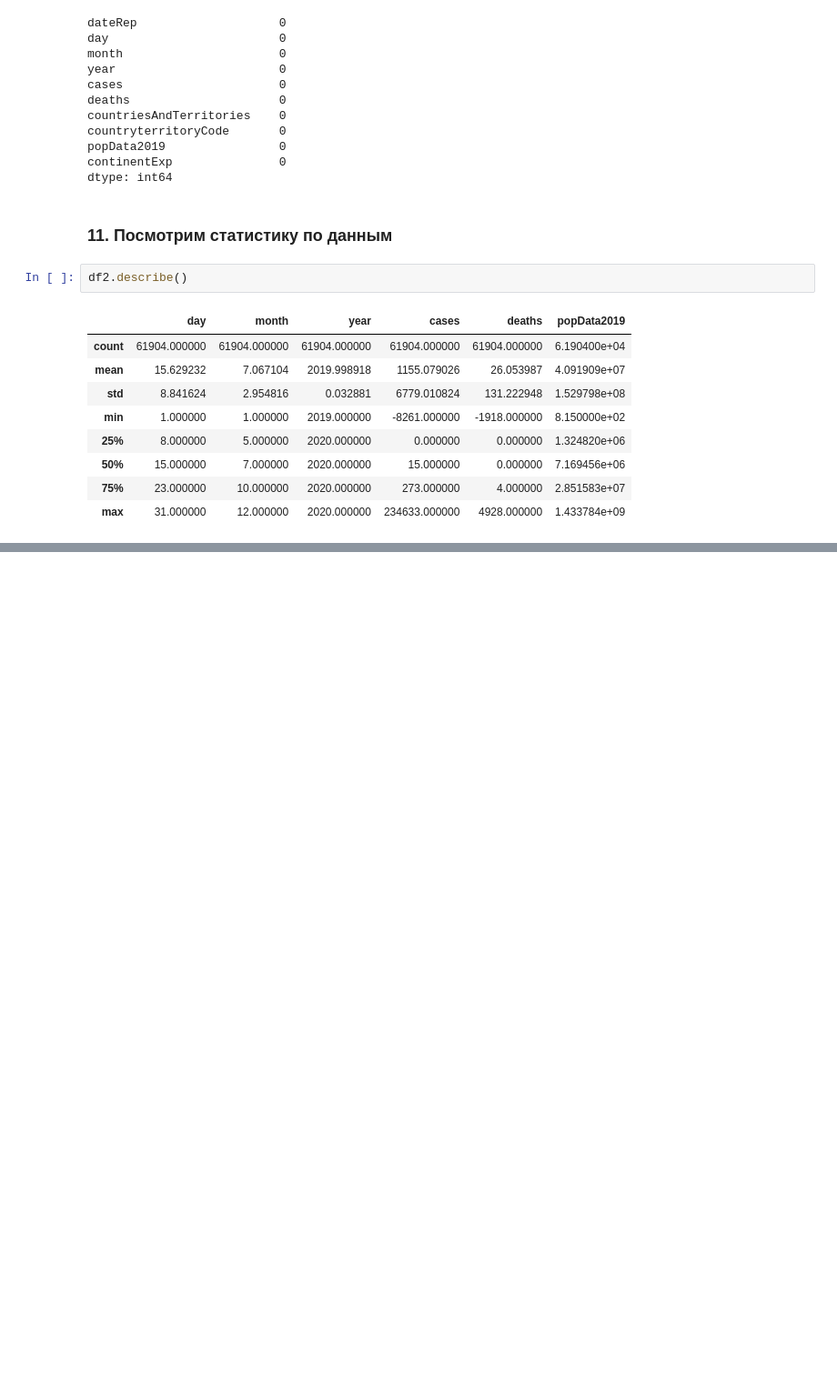
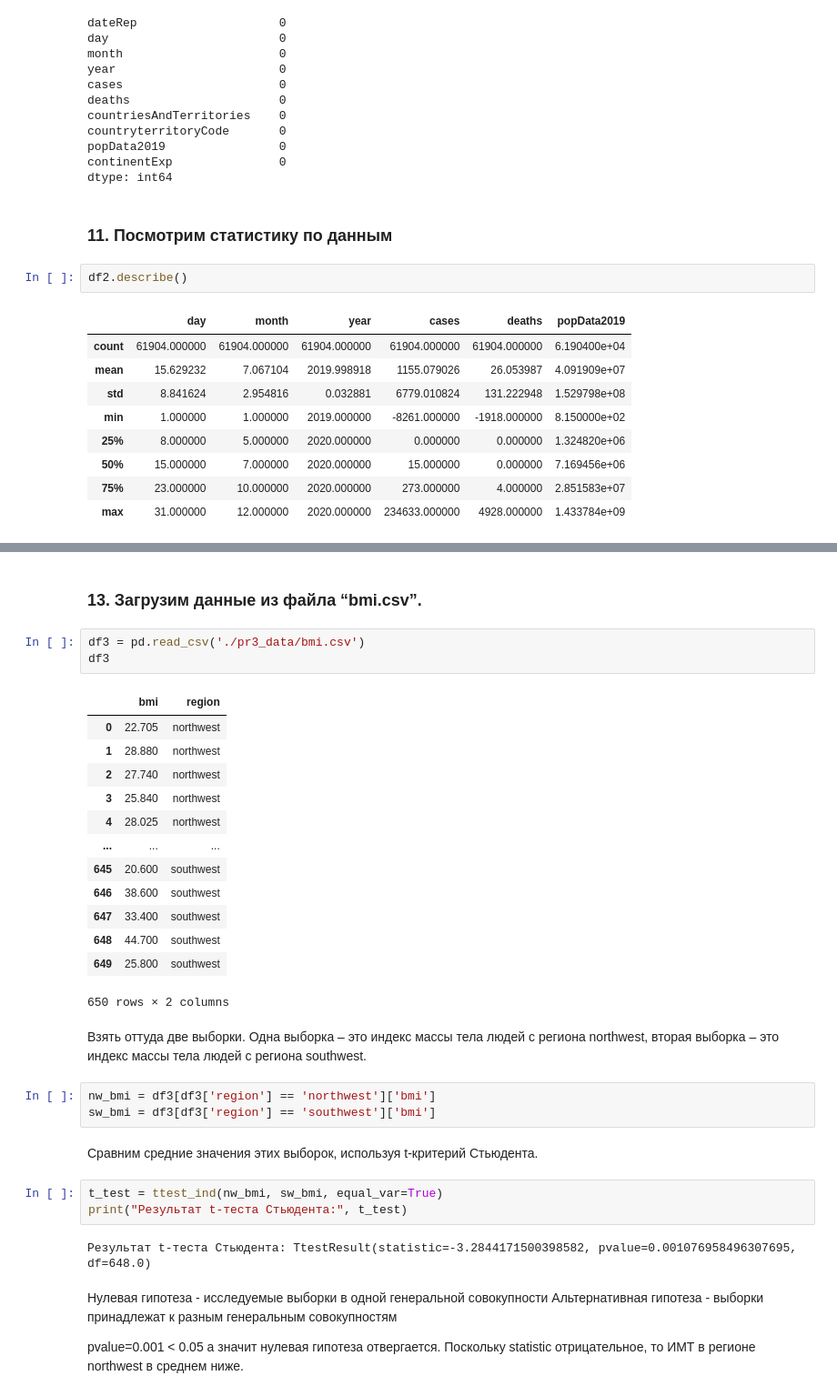
Before and after one commit to Dyaika/mirea_bigdata, a Jupyter notebook: Practive3_RazshildyaevAM.ipynb, the cells around one changed output, grey strips where cells are left out. Shown at 91% size. Drawn from its saved outputs; the diff is of its cells as text; blank space fills up the shorter version.

```diff
--- a/Practive3_RazshildyaevAM.ipynb
+++ b/Practive3_RazshildyaevAM.ipynb
@@ -368,0 +404,39 @@ df2.describe()
+# %% [markdown]
+### 13. Загрузим данные из файла “bmi.csv”.
+# %%
+df3 = pd.read_csv('./pr3_data/bmi.csv')
+df3
+# %% [output]
+|  | bmi | region |
+| 0 | 22.705 | northwest |
+| 1 | 28.880 | northwest |
+| 2 | 27.740 | northwest |
+| 3 | 25.840 | northwest |
+| 4 | 28.025 | northwest |
+| ... | ... | ... |
+| 645 | 20.600 | southwest |
+| 646 | 38.600 | southwest |
+| 647 | 33.400 | southwest |
+| 648 | 44.700 | southwest |
+| 649 | 25.800 | southwest |
+650 rows × 2 columns
+# %% [markdown]
+Взять оттуда две выборки. Одна
+выборка – это индекс массы тела людей c региона northwest, вторая
+выборка – это индекс массы тела людей с региона southwest.
+# %%
+nw_bmi = df3[df3['region'] == 'northwest']['bmi']
+sw_bmi = df3[df3['region'] == 'southwest']['bmi']
+# %% [markdown]
+Сравним средние значения этих выборок, используя t-критерий Стьюдента.
+# %%
+t_test = ttest_ind(nw_bmi, sw_bmi, equal_var=True)
+print("Результат t-теста Стьюдента:", t_test)
+# %% [output]
+Результат t-теста Стьюдента: TtestResult(statistic=-3.2844171500398582, pvalue=0.001076958496307695, df=648.0)
+# %% [markdown]
+Нулевая гипотеза - исследуемые выборки в одной генеральной совокупности
+Альтернативная гипотеза - выборки принадлежат к разным генеральным совокупностям
+
+pvalue=0.001 < 0.05 а значит нулевая гипотеза отвергается.
+Поскольку statistic отрицательное, то ИМТ в регионе northwest в среднем ниже.
```
Also changed, not shown: parts of 23 cells of this notebook.
